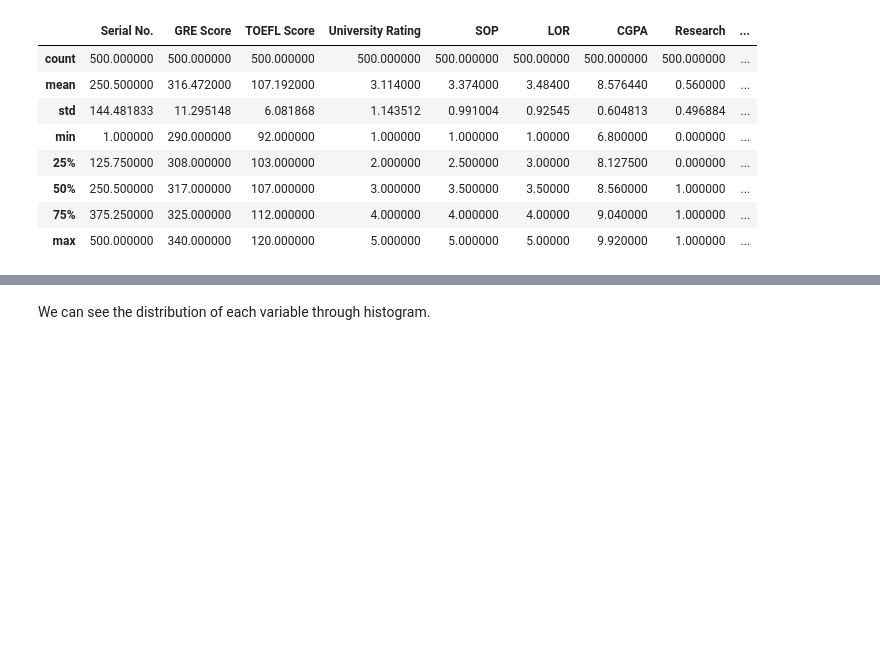
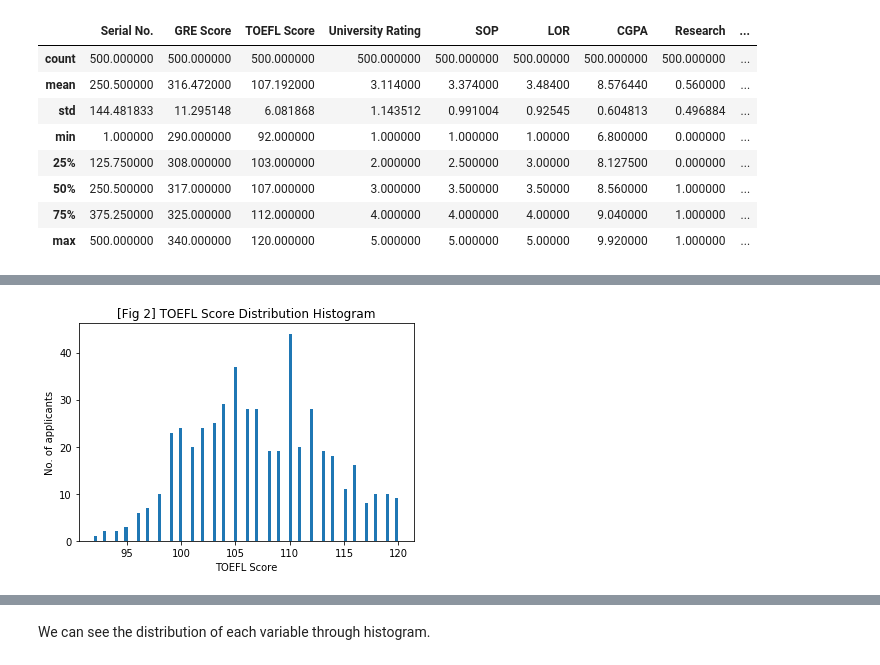
Before and after one commit to EndlessJoon/ML-Nanodegree, a Jupyter notebook: capstone/capstone.ipynb, the cells around one changed output, grey strips where cells are left out. Saved outputs shown, nothing was run; the diff lists cells and outputs as text; code cells hidden in the pictures; blank space fills up the shorter version.

```diff
--- a/capstone/capstone.ipynb
+++ b/capstone/capstone.ipynb
@@ -50,0 +59,8 @@ import matplotlib.pyplot as plt
+# %%
+plt.hist(admission['TOEFL Score'], bins=100)
+plt.xlabel('TOEFL Score')
+plt.ylabel('No. of applicants')
+plt.title('[Fig 2] TOEFL Score Distribution Histogram')
+plt.show()
+# %% [output]
+[figure, added]
```
Also changed, not shown: parts of 24 cells of this notebook.
